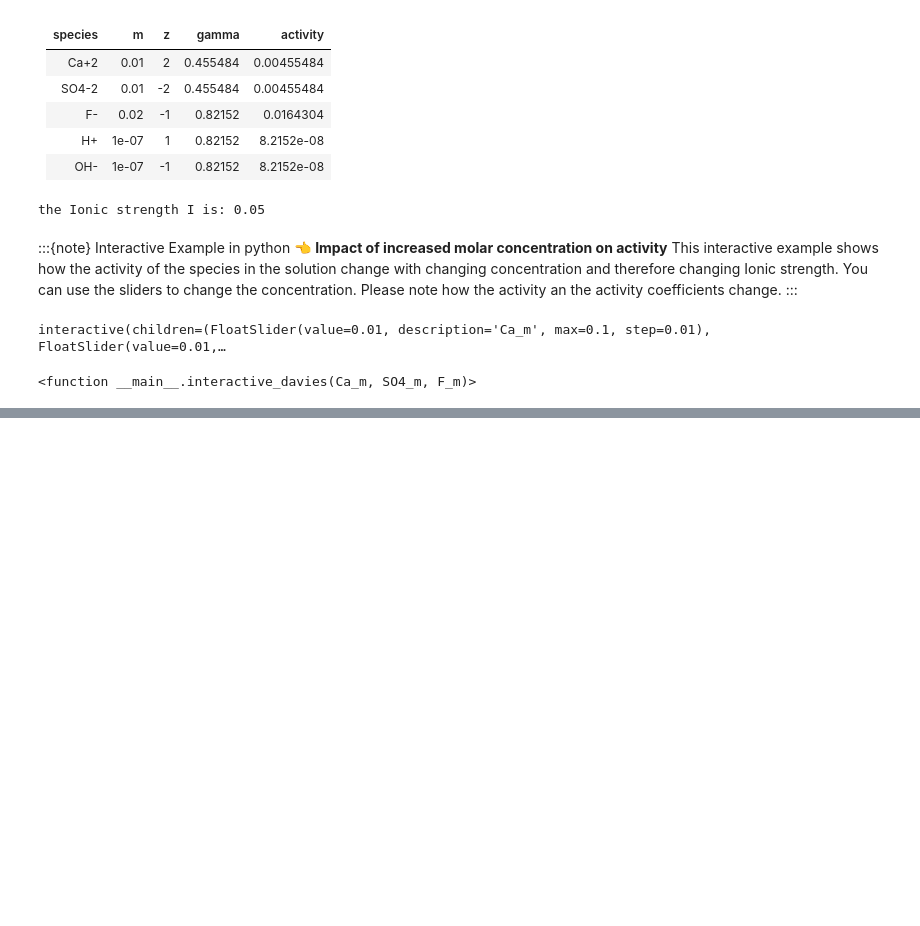
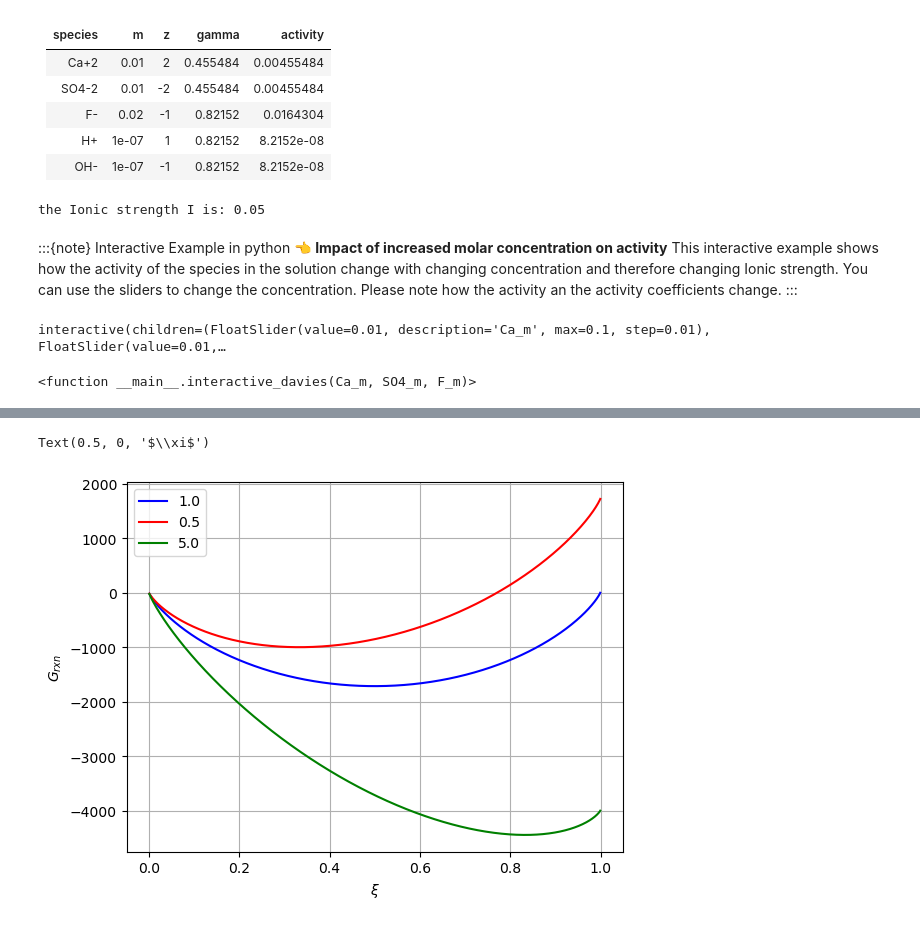
Before and after one commit to theim101/oit_chemistry_for_earth_sciences, a Jupyter notebook: content/week 02/Chemical_Reactions_in_Water.ipynb, the cells around one changed output, grey strips where cells are left out. Drawn from its saved outputs; the diff is of its cells as text; code cells hidden in the pictures; blank space fills up the shorter version.

```diff
--- a/content/week 02/Chemical_Reactions_in_Water.ipynb
+++ b/content/week 02/Chemical_Reactions_in_Water.ipynb
@@ -425,0 +443,43 @@ To Do, compare student calculated logK for logK values used in Orchestra...
+# %%
+import numpy as np
+import matplotlib.pyplot as plt
+import seaborn as sns
+fig,ax = plt.subplots(1,1)
+
+# A(g) <==> B(g)
+#--- Initialize problem ---
+
+K = np.array([1, 0.5, 5]) # Delta G reaction at standard conditions
+
+R = 8.31415e-3 # Ideal gas constant J/(mol K)
+T = 298.15 # Temperature in K (25 Celsius)
+
+#--- Run simulation ---
+# x is a parameter expressing how far the reaction has run to the right
+# we use x as our x-axis and we create a range of x-values
+xi = np.linspace(1e-3,1-1e-3,1001)
+# Now we solve the equation for all x-values
+A = 1-xi
+B = xi
+Q = B/A
+
+dGrdx = np.zeros([3, len(Q)])
+
+for ii in range(len(K)):
+    dGrdx[ii,:] = R * T * np.log(Q/K[ii])
+
+Gr = dGrdx.cumsum(axis=1)
+
+#--- Output ---
+plottype = ['b','r','g']
+for ii in range(len(Gr)):
+    ax.plot(xi, Gr[ii], plottype[ii])
+ax.grid(True)
+ax.legend(K)
+ax.set_ylabel(r'$G_{rxn}$')
+ax.set_xlabel(r'$\xi$')
+
+# print(x)
+# %% [output]
+Text(0.5, 0, '$\\xi$')
+[figure, added]
```
Also changed, not shown: parts of 14 cells of this notebook, 2 other files.
